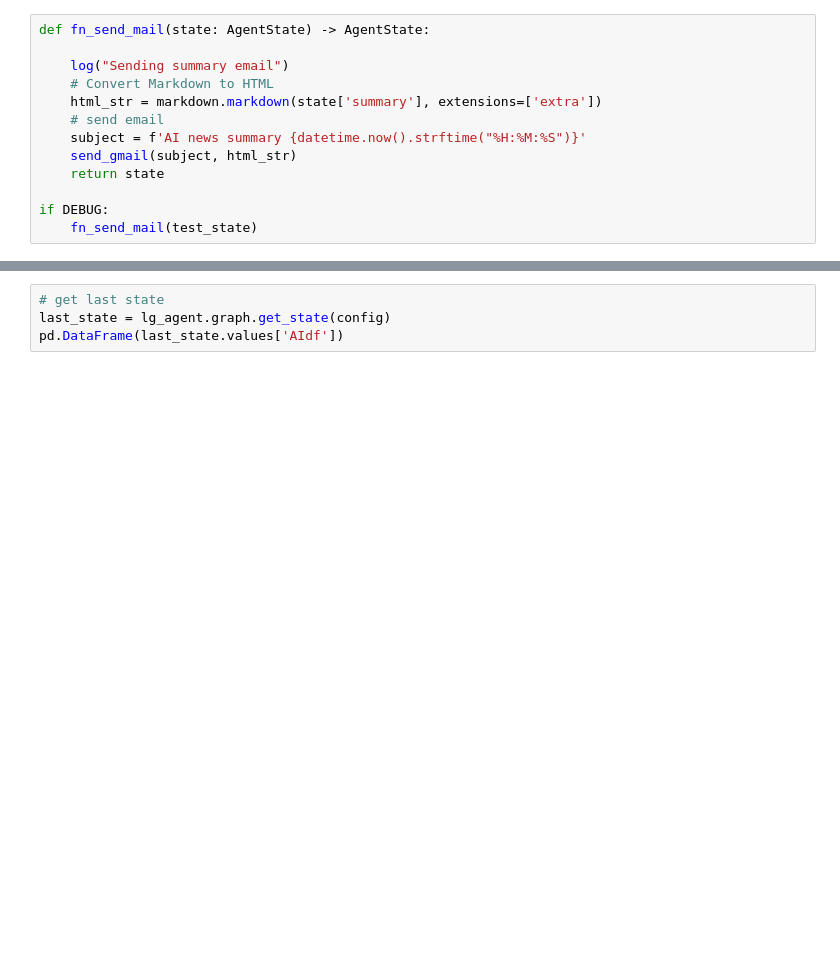
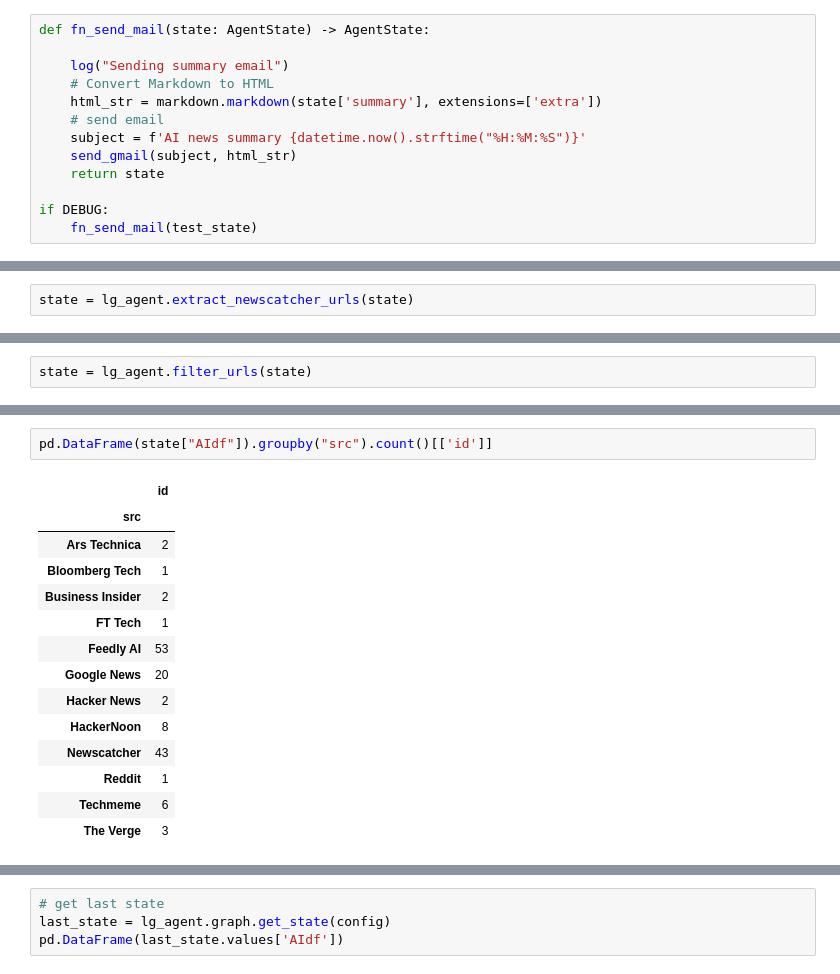
Before and after one commit to druce/AInewsbot, a Jupyter notebook: AInewsbot_langgraph.ipynb, the cells around one changed output, grey strips where cells are left out. Drawn from its saved outputs; the diff is of its cells as text; blank space fills up the shorter version.

```diff
--- a/AInewsbot_langgraph.ipynb
+++ b/AInewsbot_langgraph.ipynb
@@ -1962,0 +1548,2 @@ user_approval = input("Edit topics? (yes/no): ")
+# %%
+state = lg_agent.extract_newscatcher_urls(state)
@@ -1962,0 +1552,2 @@ user_approval = input("Edit topics? (yes/no): ")
+# %%
+state = lg_agent.filter_urls(state)
@@ -1962,0 +1572,17 @@ user_approval = input("Edit topics? (yes/no): ")
+# %%
+pd.DataFrame(state["AIdf"]).groupby("src").count()[['id']]
+# %% [output]
+|  | id |
+| src |  |
+| Ars Technica | 2 |
+| Bloomberg Tech | 1 |
+| Business Insider | 2 |
+| FT Tech | 1 |
+| Feedly AI | 53 |
+| Google News | 20 |
+| Hacker News | 2 |
+| HackerNoon | 8 |
+| Newscatcher | 43 |
+| Reddit | 1 |
+| Techmeme | 6 |
+| The Verge | 3 |
```
Also changed, not shown: parts of 82 cells of this notebook, 6 other files.
